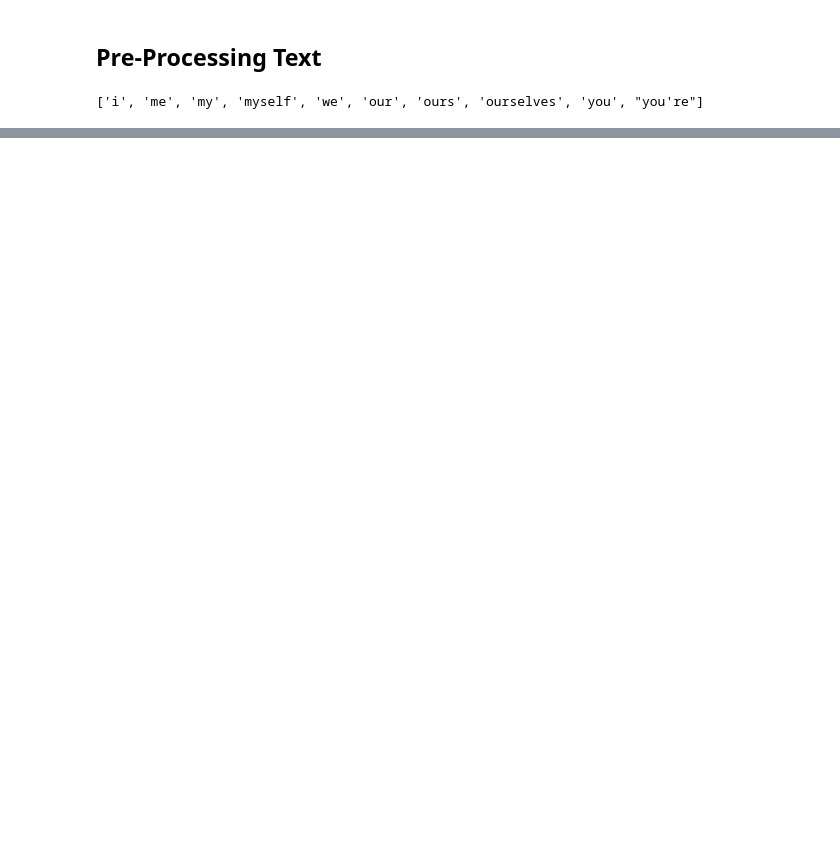
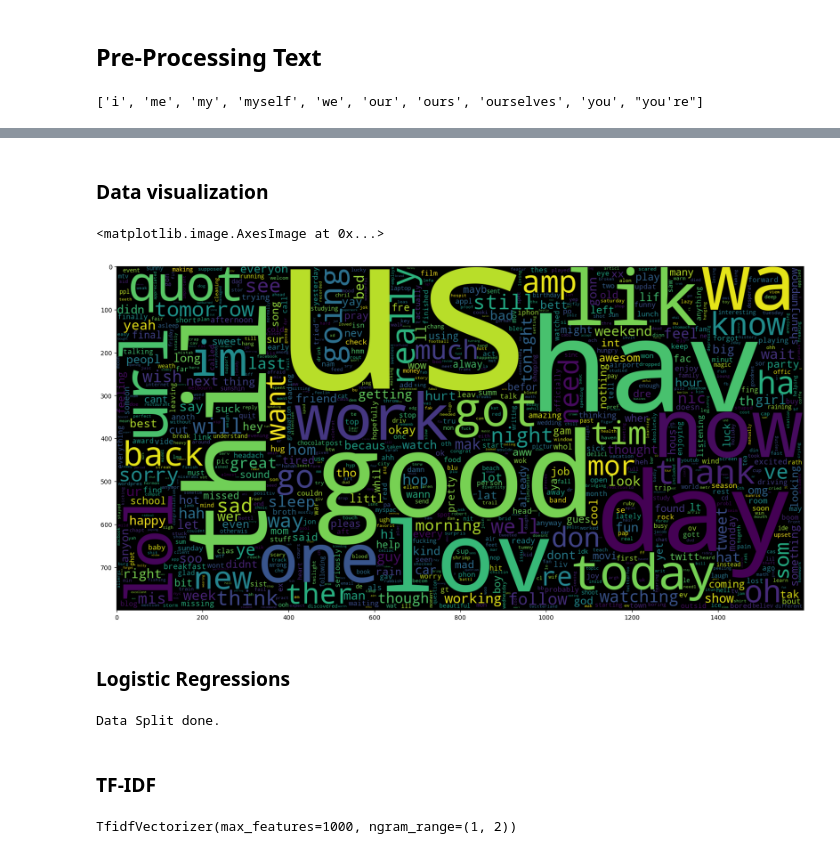
Before and after one commit to daianeklein/nlp, a Jupyter notebook: twitter-sentiment-analysis/twitter-sentiment-analysis-new-code.ipynb, the cells around one changed output, grey strips where cells are left out. Drawn from its saved outputs; the diff is of its cells as text; code cells hidden in the pictures; blank space fills up the shorter version.

```diff
--- a/twitter-sentiment-analysis/twitter-sentiment-analysis-new-code.ipynb
+++ b/twitter-sentiment-analysis/twitter-sentiment-analysis-new-code.ipynb
@@ -177,0 +183,15 @@ apply_stammer(df2_sample['text'].tolist())
+# %%
+df2 = apply_stammer(df2['text'].tolist())
+# %% [markdown]
+### Data visualization
+# %%
+
+plt.figure(figsize = (20,20))
+wc = WordCloud(max_words = 1000 , width = 1600 , height = 800,
+               collocations=False).generate(" ".join(df2))
+plt.imshow(wc)
+# %% [output]
+<matplotlib.image.AxesImage at 0x...>
+[figure, added]
+# %% [markdown]
+### Logistic Regressions
@@ -177,0 +201,15 @@ apply_stammer(df2_sample['text'].tolist())
+# %%
+X_train, X_test, y_train, y_test = train_test_split(df2, df1['sentiment'].tolist(),
+                                                    test_size = 0.05, random_state = 0)
+print(f'Data Split done.')
+# %% [output]
+Data Split done.
+# %% [markdown]
+### TF-IDF
+# %%
+vectorized = TfidfVectorizer(ngram_range=(1, 2), max_features=1000)
+vectorized.fit(X_train)
+
+print(vectorized)
+# %% [output]
+TfidfVectorizer(max_features=1000, ngram_range=(1, 2))
```
Also changed, not shown: parts of 17 cells of this notebook.
